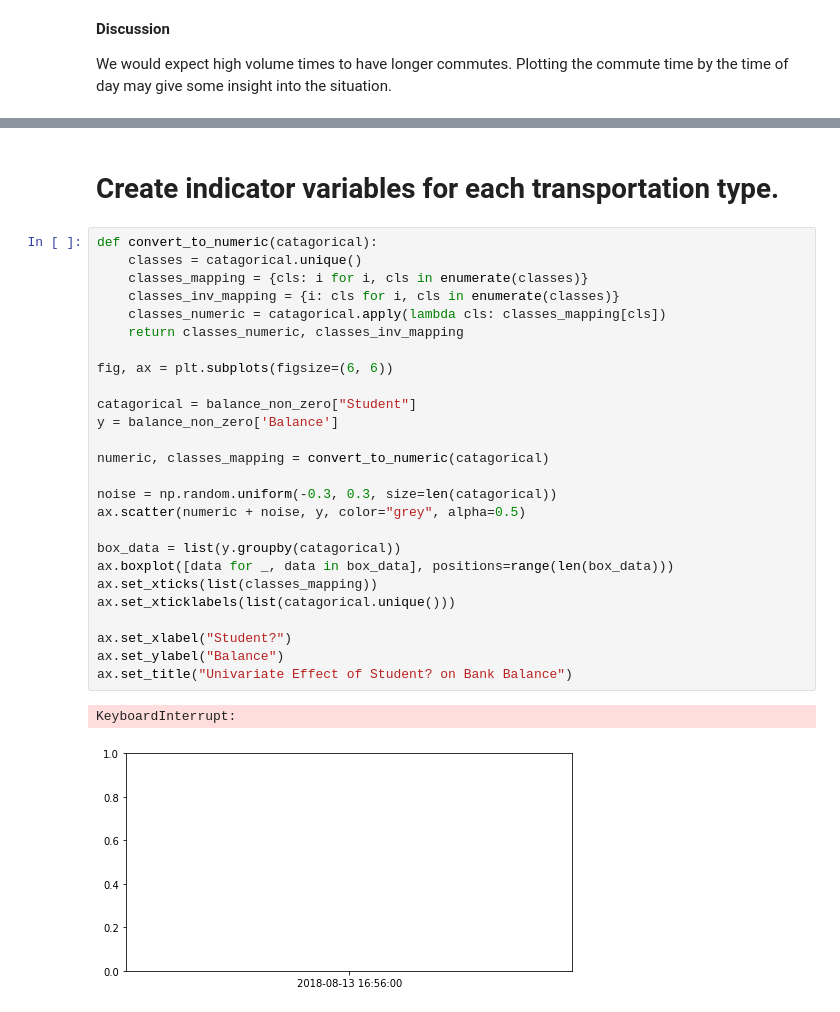
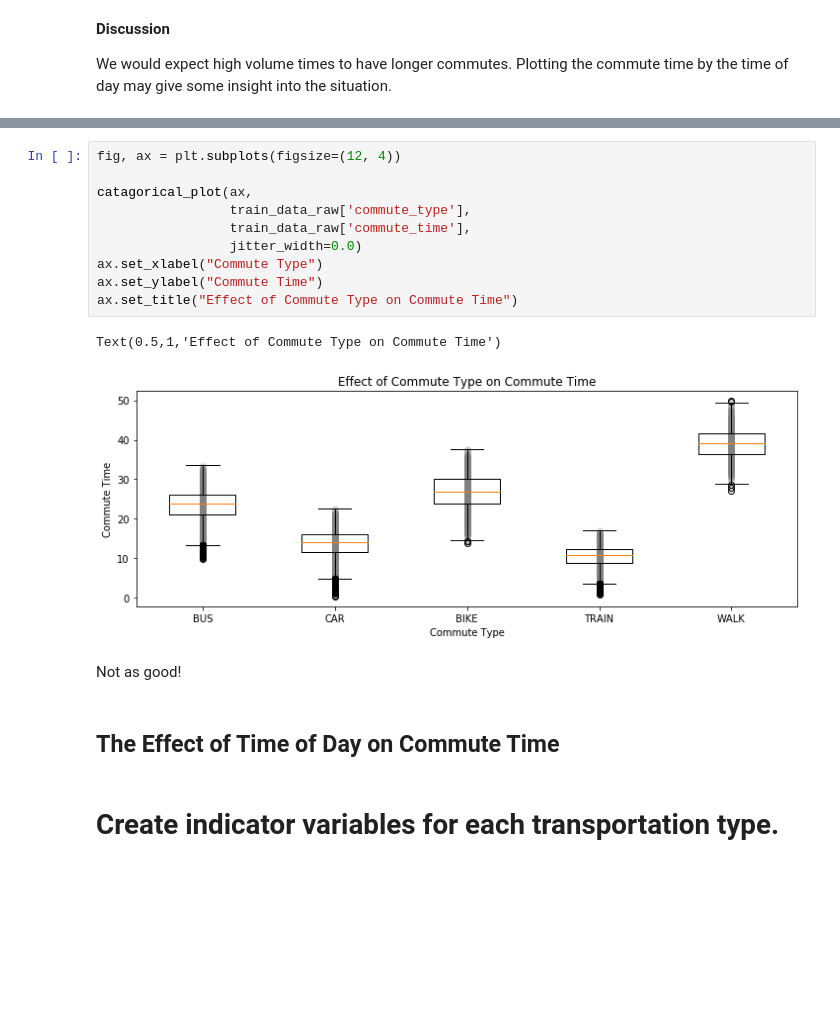
Before and after one commit to QCaudron/ml_101, a Jupyter notebook: 2_Linear_models/linear-regression.ipynb, the cells around one changed output, grey strips where cells are left out. Saved outputs shown, nothing was run; the diff lists cells and outputs as text; blank space fills up the shorter version.

```diff
--- a/2_Linear_models/linear-regression.ipynb
+++ b/2_Linear_models/linear-regression.ipynb
@@ -115,31 +167,19 @@ ax.set_xticklabels(record_counts['genre'])
+# %%
+fig, ax = plt.subplots(figsize=(12, 4))
+
+catagorical_plot(ax,
+                 train_data_raw['commute_type'],
+                 train_data_raw['commute_time'],
+                 jitter_width=0.0)
+ax.set_xlabel("Commute Type")
+ax.set_ylabel("Commute Time")
+ax.set_title("Effect of Commute Type on Commute Time")
+# %% [output]
+Text(0.5,1,'Effect of Commute Type on Commute Time')
+[figure, added]
+# %% [markdown]
+Not as good!
+# %% [markdown]
+## The Effect of Time of Day on Commute Time
 # %% [markdown]
 # Create indicator variables for each transportation type.
-# %%
-def convert_to_numeric(catagorical):
-    classes = catagorical.unique()
-    classes_mapping = {cls: i for i, cls in enumerate(classes)}
-    classes_inv_mapping = {i: cls for i, cls in enumerate(classes)}
-    classes_numeric = catagorical.apply(lambda cls: classes_mapping[cls])
-    return classes_numeric, classes_inv_mapping
-
-fig, ax = plt.subplots(figsize=(6, 6))
-
-catagorical = balance_non_zero["Student"]
-y = balance_non_zero['Balance']
-
-numeric, classes_mapping = convert_to_numeric(catagorical)
-
-noise = np.random.uniform(-0.3, 0.3, size=len(catagorical))
-ax.scatter(numeric + noise, y, color="grey", alpha=0.5)
-
-box_data = list(y.groupby(catagorical))
-ax.boxplot([data for _, data in box_data], positions=range(len(box_data)))
-ax.set_xticks(list(classes_mapping))
-ax.set_xticklabels(list(catagorical.unique()))
-
-ax.set_xlabel("Student?")
-ax.set_ylabel("Balance")
-ax.set_title("Univariate Effect of Student? on Bank Balance")
-# %% [output]
-KeyboardInterrupt:
-[figure, removed]
```
Also changed, not shown: parts of 10 cells of this notebook.
